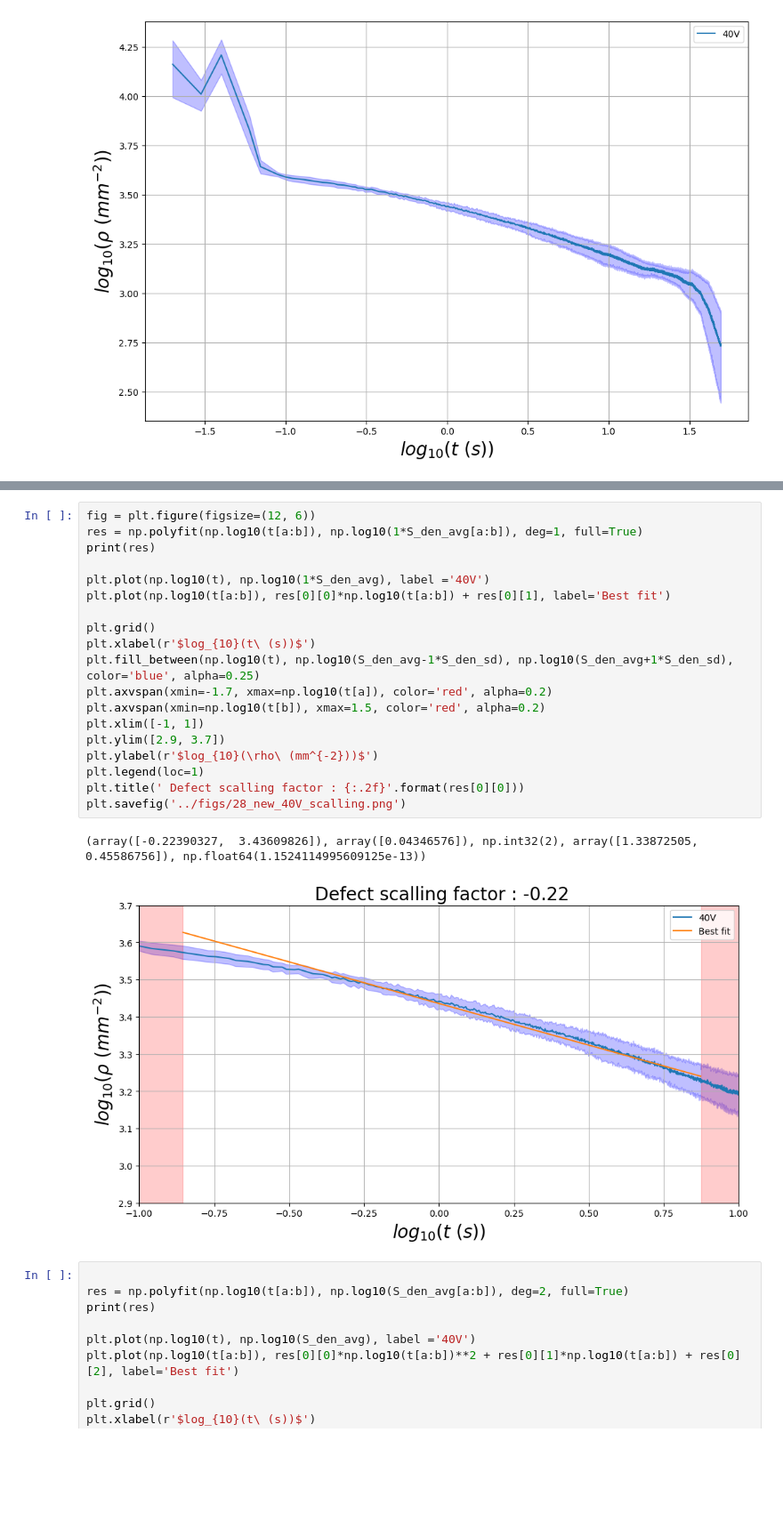
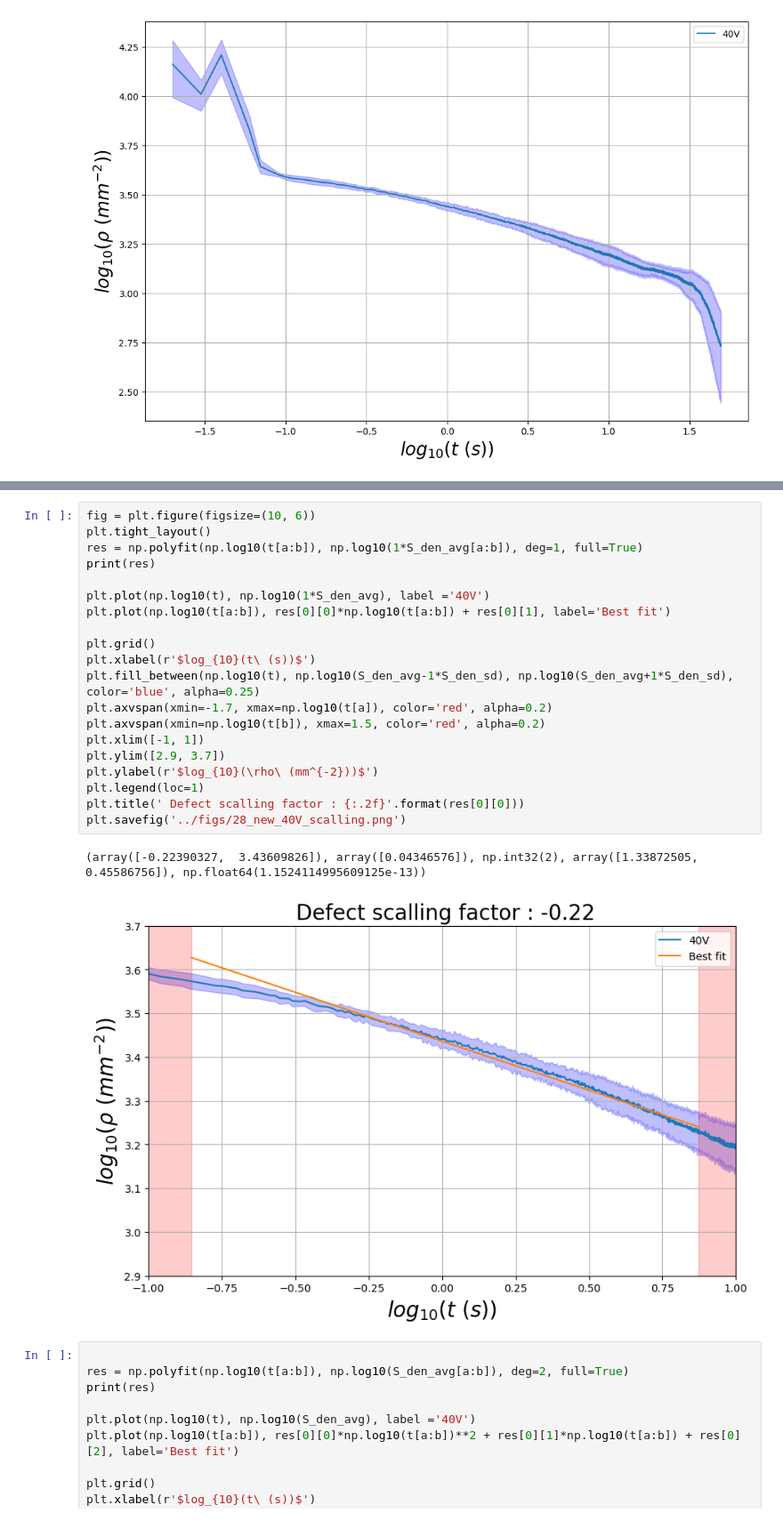
Before and after one commit to mandal-anik10/SLP-CosmoWithLCs, a Jupyter notebook: notebooks/late_time_dyn_40.ipynb, the cells around one changed output, grey strips where cells are left out. Shown at 89% size. Saved outputs shown, nothing was run; the diff lists cells and outputs as text; blank space fills up the shorter version.

```diff
--- a/notebooks/late_time_dyn_40.ipynb
+++ b/notebooks/late_time_dyn_40.ipynb
@@ -104,27 +103,28 @@ print(a, b)
 10 529
 [figure]
 # %%
-fig = plt.figure(figsize=(12, 6))
+fig = plt.figure(figsize=(10, 6))
+plt.tight_layout()
 res = np.polyfit(np.log10(t[a:b]), np.log10(1*S_den_avg[a:b]), deg=1, full=True)
 print(res)
 
 plt.plot(np.log10(t), np.log10(1*S_den_avg), label ='40V')
 plt.plot(np.log10(t[a:b]), res[0][0]*np.log10(t[a:b]) + res[0][1], label='Best fit')
 
 plt.grid()
 plt.xlabel(r'$log_{10}(t\ (s))$')
 plt.fill_between(np.log10(t), np.log10(S_den_avg-1*S_den_sd), np.log10(S_den_avg+1*S_den_sd), color='blue', alpha=0.25)
 plt.axvspan(xmin=-1.7, xmax=np.log10(t[a]), color='red', alpha=0.2)
 plt.axvspan(xmin=np.log10(t[b]), xmax=1.5, color='red', alpha=0.2)
 plt.xlim([-1, 1])
 plt.ylim([2.9, 3.7])
 plt.ylabel(r'$log_{10}(\rho\ (mm^{-2}))$')
 plt.legend(loc=1)
 plt.title(' Defect scalling factor : {:.2f}'.format(res[0][0]))
 plt.savefig('../figs/28_new_40V_scalling.png')
 # %% [output]
 (array([-0.22390327,  3.43609826]), array([0.04346576]), np.int32(2), array([1.33872505, 0.45586756]), np.float64(1.1524114995609125e-13))
-[figure, old version]
+[figure, new version]
 # %%
 
 res = np.polyfit(np.log10(t[a:b]), np.log10(S_den_avg[a:b]), deg=2, full=True)
```
Also changed, not shown: parts of 1 cell of this notebook, 8 other files.
